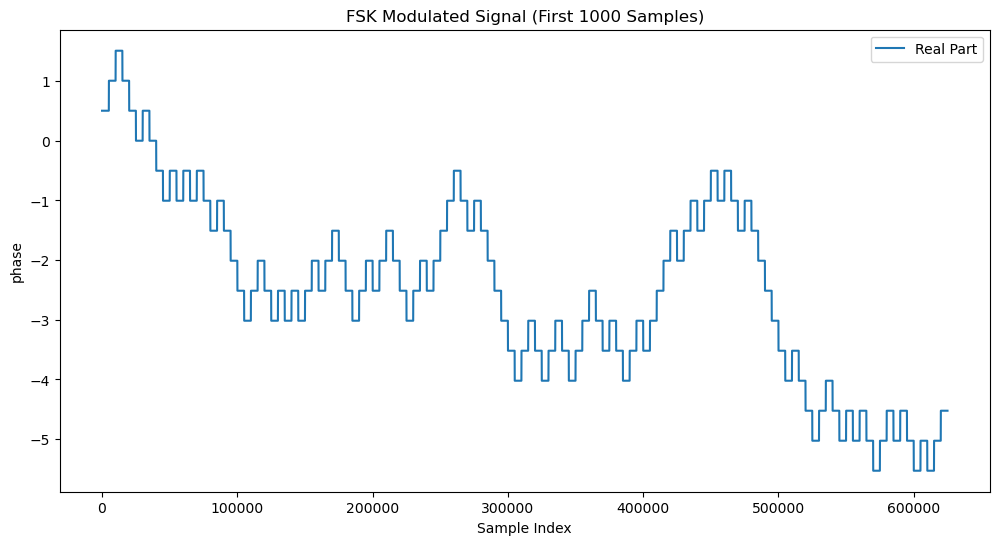
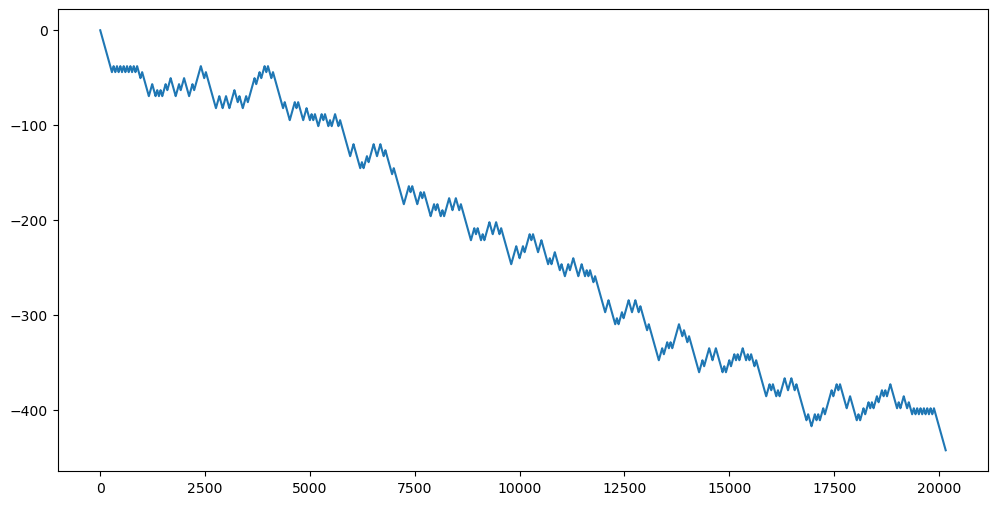
The change to this notebook cell's code, shown as a diff; its figure went from the first image to the second:
--- before
+++ after
@@ -18,11 +18,32 @@
 # Configurable Settings #
 #########################
-TX_RATE   = 2e6   # Symbol rate (symbols per second)
+TX_RATE   = 1e6   # Symbol rate (symbols per second)
 FREQ      = 2.5e9  # Transmission frequency
 GAIN      = 89.8    # TX gain in dB
-SPS       = 5000      # Samples per symbol (oversampling factor)
-PREAMBLE  = [1, 1, 1, 0, 0, 0, 1, 0, 0, 0, 1, 0, 1]  # Preamble pattern (Barker-ish)
-PAYLOAD   = "Hello from FSK"  # Payload message to transmit
+SPS       = 40      # Samples per symbol (oversampling factor)
+PREAMBLE  = [0,0,0,0,0,0,0,1, 0, 1, 0, 1, 0, 1, 0, 1, 0, 1, 0, 1]  # Preamble pattern (Barker-ish)
+PAYLOAD   = "Hello from GFSK and this is stable and my name is Mohammad"  # Payload message to transmit
 #######################################################
+
+
+def gaussian_filter(num_taps, bt, sps):
+    """
+    Generate Gaussian filter for GFSK.
+    
+    Parameters:
+    - num_taps: Number of filter taps (should be odd for symmetry)
+    - bt: Bandwidth-Time product
+    - sps: Samples per symbol
+    
+    Returns:
+    - h: Gaussian filter coefficients (numpy array)
+    """
+    # Time vector centered at zero
+    t = np.linspace(-num_taps//2, num_taps//2, num_taps, endpoint=False) / sps
+    # Gaussian filter formula
+    h = np.exp(-0.5 * (np.pi * bt * t)**2)
+    # Normalize to unit energy
+    h /= np.sqrt(np.sum(h**2))
+    return h.astype(np.float32)
 
 def bits_to_symbols(bit_list):
@@ -94,11 +115,9 @@
 
     # Upsample symbols by inserting zeros
-    upsampled = upsample(symbols, sps)
+    upsampled = np.repeat(symbols, sps) / np.sqrt(sps)
 
-    # Frequency deviation (\u0394f). This determines the frequency shift for '1' and '0'.
-    delta_f = 1 * TX_RATE / sps  # Example value; adjust as needed
 
     # Integrate the upsampled signal to get phase
-    phase = 2 * np.pi * delta_f * np.cumsum(upsampled) / sps
+    phase =  np.cumsum(upsampled) 
 
     # Generate complex baseband signal
@@ -106,7 +125,7 @@
 
     return fsk_signal
-tx_samples =None
+tx_bits =None
 def main():
-    global tx_samples
+    global tx_bits
     #------------------------------------
     # 1. Prepare Data
@@ -115,5 +134,5 @@
     payload_bits = string_to_bits(PAYLOAD)
     # Combine preamble and payload
-    tx_bits = PREAMBLE + payload_bits
+    tx_bits = PREAMBLE + payload_bits + PREAMBLE[::-1]
 
     # FSK Modulation
@@ -122,10 +141,18 @@
     # Optional: Visualize the transmitted signal
     plt.figure(figsize=(12, 6))
-    plt.plot(np.unwrap(np.angle(fsk_signal)), label="Real Part")
+    plt.plot(np.unwrap(np.angle(fsk_signal)), label="phase")
+    plt.show()
 
-    plt.title("FSK Modulated Signal (First 1000 Samples)")
-    plt.xlabel("Sample Index")
-    plt.ylabel("phase")
-    plt.legend()
+    g_filter = gaussian_filter(21, 0.7, SPS)
+    # Apply Gaussian filter to the FSK signal
+    gfsk_signal = np.convolve(fsk_signal, g_filter, mode='same')
+
+    # Optional: Visualize the filtered signal
+    plt.figure(figsize=(12, 6))
+    plt.plot(np.unwrap(np.angle(gfsk_signal)), label="phase")
+    plt.show()
+
+    plt.figure(figsize=(12, 6))
+    plt.plot(np.diff(np.unwrap(np.angle(gfsk_signal))), label="phase")
     plt.show()
 
@@ -139,5 +166,5 @@
     # Transmit signal
     for i in range(2):
-        usrp.send_waveform(fsk_signal, len(fsk_signal)/TX_RATE  , FREQ, TX_RATE, [0], GAIN)
+        usrp.send_waveform(gfsk_signal, len(gfsk_signal)/TX_RATE  , FREQ, TX_RATE, [0], GAIN)
         time.sleep(0.1)
 

Commit: also workign protocol